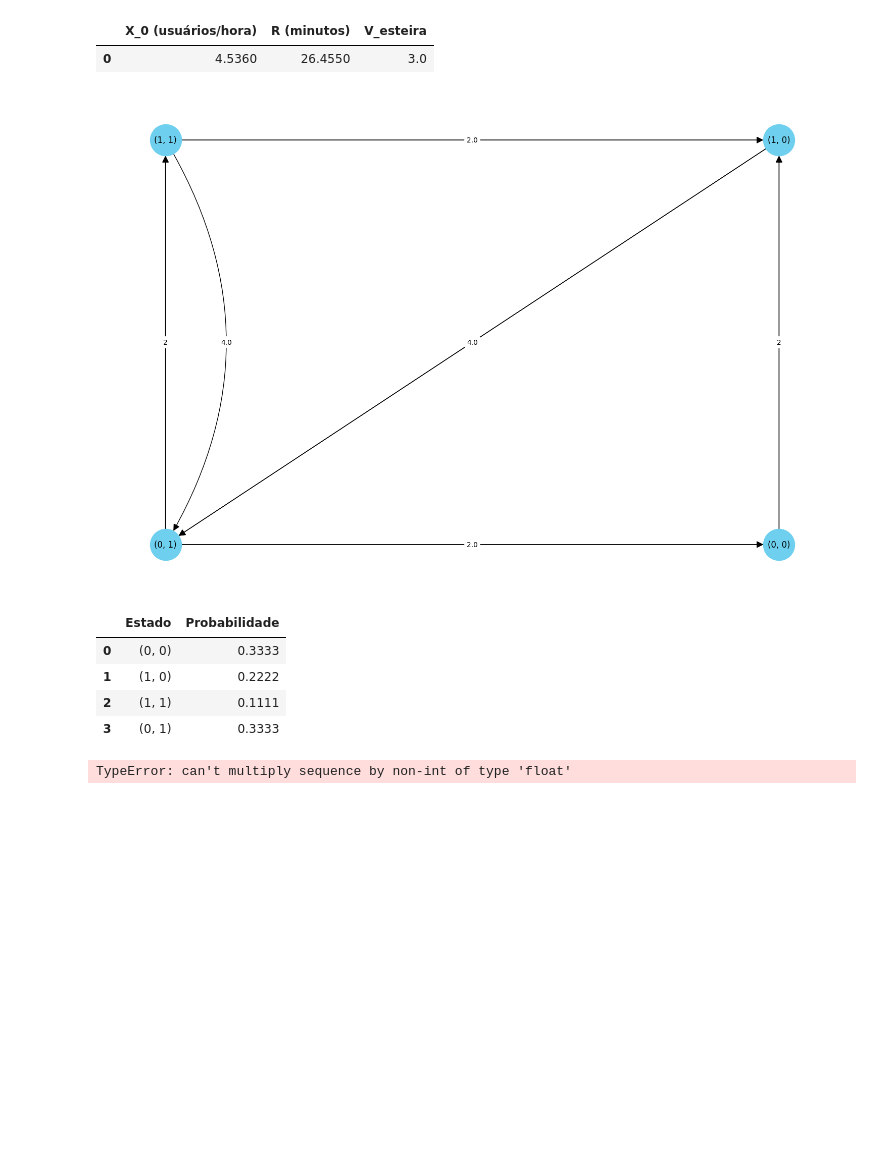
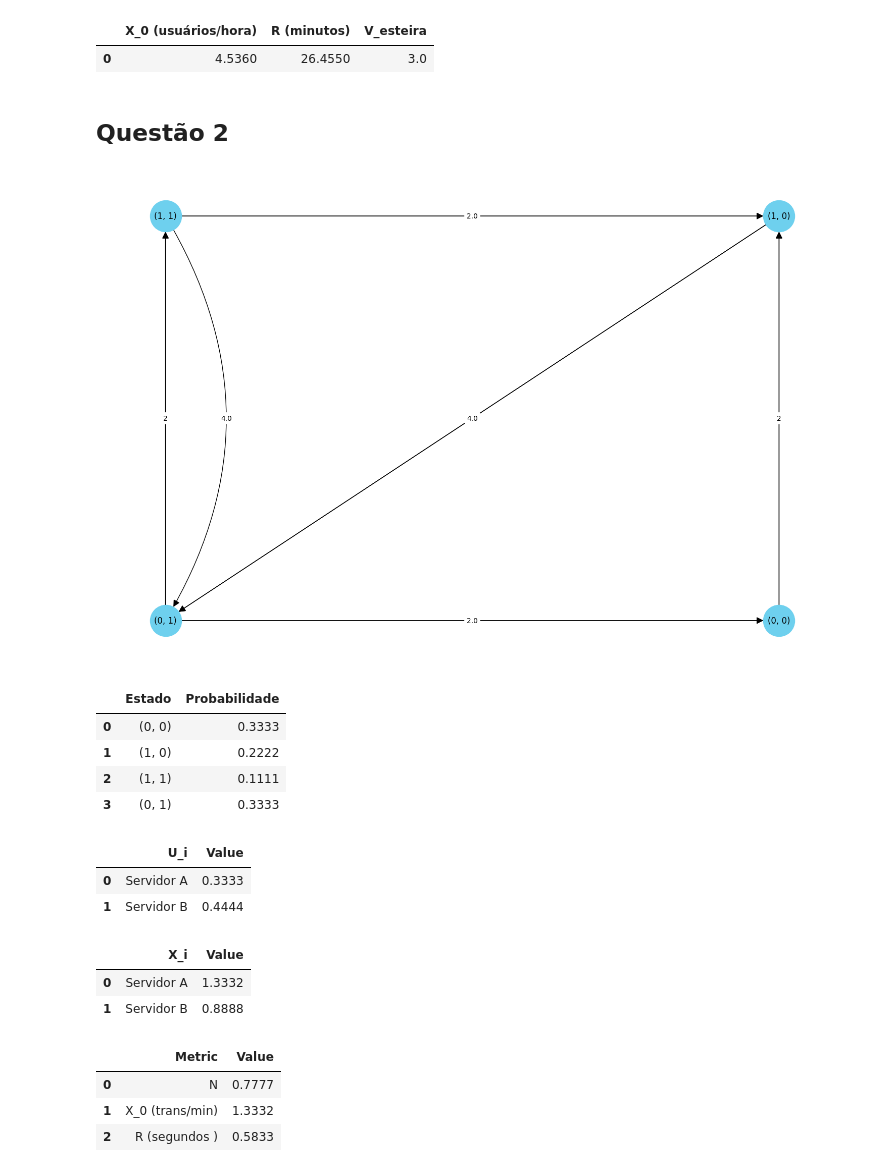
Before and after one commit to joaomarcostg/ADS, a Jupyter notebook: draw.ipynb, the cells around one changed output. Drawn from its saved outputs; the diff is of its cells as text; code cells hidden in the pictures; blank space fills up the shorter version.

```diff
--- a/draw.ipynb
+++ b/draw.ipynb
@@ -725,7 +896,10 @@ display(pd.DataFrame([results]))
 | 2 | Elíptico | 0.2268 |
 |  | X_0 (usuários/hora) | R (minutos) | V_esteira |
 | 0 | 4.5360 | 26.4550 | 3.0 |
+# %% [markdown]
+## Questão 2
 # %%
+# QUESTAO 2
 K = 2
 N = 2
 lambda_system = 2
@@ -744,44 +918,49 @@ resources = {
     },
 }
 
-resources_index = {index: resource for index, resource in enumerate(resources)}
-
 states = [(0,0), (1,0), (1,1), (0,1)]
-
-initial_state = {
-    'state': (0,0),
-    'index': -1
-}
 
 transition_probs = {
     (None, resources["Servidor A"]['index']): 1,
     (resources["Servidor A"]['index'], resources["Servidor B"]['index']): 1,
     (resources["Servidor B"]['index'], None): 1,
 }
 
+initial_resources = [transition[1] for transition in transition_probs if transition[0] is None]
+initial_states = [state for state in states if state[0] in initial_resources and sum(state) != max(sum(state) for state in states)]
+
 edges = generate_edges3(states, service_times, lambda_system, transition_probs, resources)
 
 A, b = generate_system(states, edges)
 
-draw_network_graph(K, N, states, edges, '3estados')
+draw_network_graph(K, N, states, edges, 'questao2')
 probabilities = solveSystem(A, b, states)
 
-U_dict, X_dict, N_avg, X_0, R = calculate_metrics3(K, edges, probabilities, service_times, resources, factor=1, lambda_system=lambda_system)
+U_dict, X_dict, N_avg, X_0, R_unit = calculate_metrics3(K, initial_states, probabilities, service_times, resources, factor=1, lambda_system=lambda_system)
 
 results = {
     "N": N_avg,
     "X_0 (trans/min)": X_0,
-    "R (segundos    )": R_seconds,
+    "R (segundos    )": R_unit,
 }
 
 display(pd.DataFrame(list(U_dict.items()), columns=['U_i', 'Value']))
 display(pd.DataFrame(list(X_dict.items()), columns=['X_i', 'Value']))
 display(pd.DataFrame(list(results.items()), columns=['Metric', 'Value']))
 # %% [output]
 [figure]
 |  | Estado | Probabilidade |
 | 0 | (0, 0) | 0.3333 |
 | 1 | (1, 0) | 0.2222 |
 | 2 | (1, 1) | 0.1111 |
 | 3 | (0, 1) | 0.3333 |
-TypeError: can't multiply sequence by non-int of type 'float'
+|  | U_i | Value |
+| 0 | Servidor A | 0.3333 |
+| 1 | Servidor B | 0.4444 |
+|  | X_i | Value |
+| 0 | Servidor A | 1.3332 |
+| 1 | Servidor B | 0.8888 |
+|  | Metric | Value |
+| 0 | N | 0.7777 |
+| 1 | X_0 (trans/min) | 1.3332 |
+| 2 | R (segundos ) | 0.5833 |
```
Also changed, not shown: parts of 13 cells of this notebook, 11 other files.
